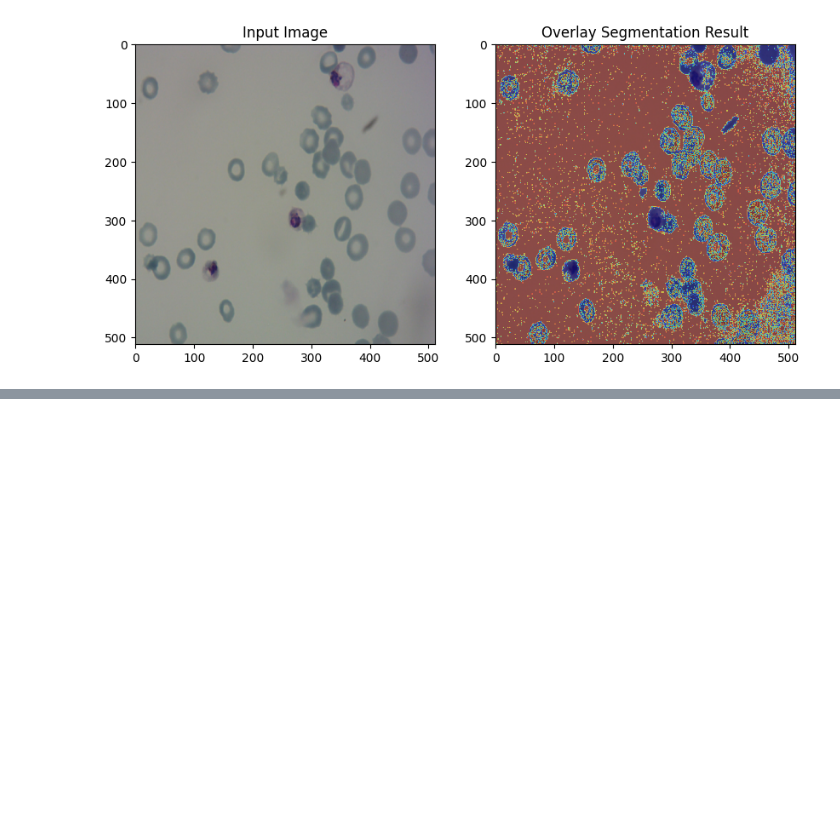
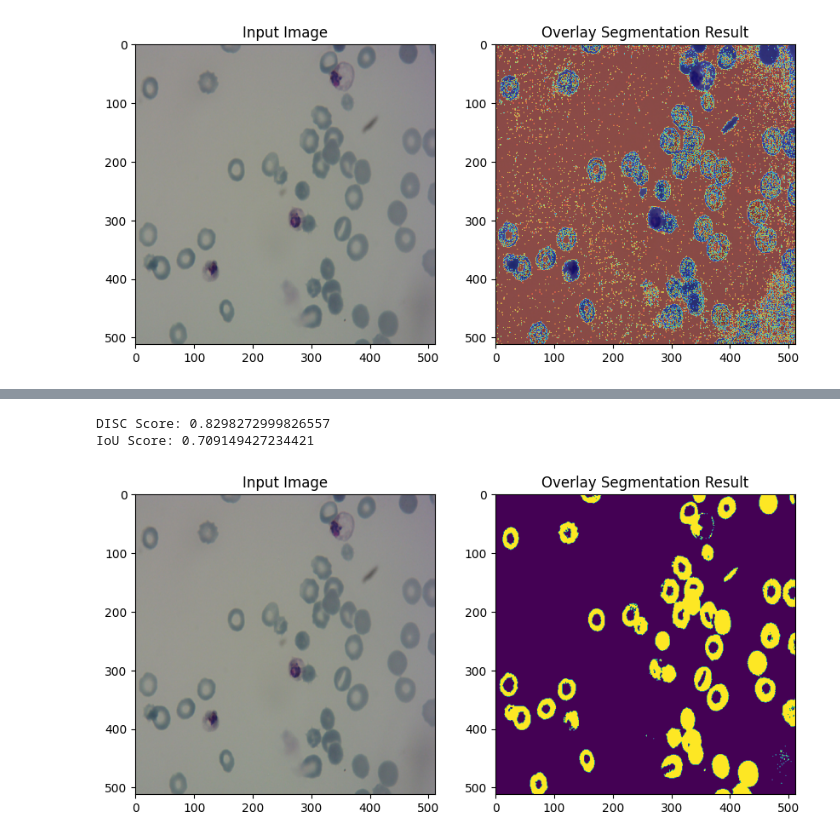
Before and after one commit to ongxuanhong/ssl-in-medical-image-segmentation, a Jupyter notebook: unparametrics_segmentation.ipynb, the cells around one changed output, grey strips where cells are left out. Drawn from its saved outputs; the diff is of its cells as text; code cells hidden in the pictures; blank space fills up the shorter version.

```diff
--- a/unparametrics_segmentation.ipynb
+++ b/unparametrics_segmentation.ipynb
@@ -78,0 +126,48 @@ plt.show()
+# %%
+from sklearn.mixture import GaussianMixture
+
+
+# Flatten the image for clustering
+flat_img = img.reshape((-1, img.shape[-1]))
+flat_lbl = lbl.reshape(-1)
+
+# Fit GMM to the data
+gmm = GaussianMixture(n_components=2, covariance_type="tied", random_state=0)
+gmm.fit(flat_img)
+segmentation = gmm.predict(flat_img).reshape(img.shape[:2])
+
+# Since GMM gives labels 0 or 1, we can directly use it as a binary mask
+segmentation_mapped = segmentation
+
+
+# Evaluate Mean Shift results by using DISC score and IoU
+def dice_coefficient(y_true, y_pred):
+    intersection = np.sum(y_true * y_pred)
+    return (2.0 * intersection) / (np.sum(y_true) + np.sum(y_pred))
+
+
+# Evaluate using DISC score
+label_binary = (lbl > 0).astype(int)
+pred_binary = (segmented_img > 0).astype(int)
+disc_score = compute_disc(pred_binary, label_binary)
+print(f"DISC Score: {disc_score}")
+
+# Evaluate using IoU
+iou_score = comput_iou(pred_binary, label_binary)
+print(f"IoU Score: {iou_score}")
+# %% [output]
+DISC Score: 0.8298272999826557
+IoU Score: 0.709149427234421
+# %%
+# Visualize overlay segmentation results
+plt.figure(figsize=(10, 5))
+plt.subplot(1, 2, 1)
+plt.imshow(img)
+plt.title("Input Image")
+plt.subplot(1, 2, 2)
+plt.imshow(img)
+plt.imshow(pred_binary)  # Overlay DBSCAN segmentation
+plt.title("Overlay Segmentation Result")
+plt.show()
+# %% [output]
+[figure, added]
```
Also changed, not shown: parts of 3 cells of this notebook.
